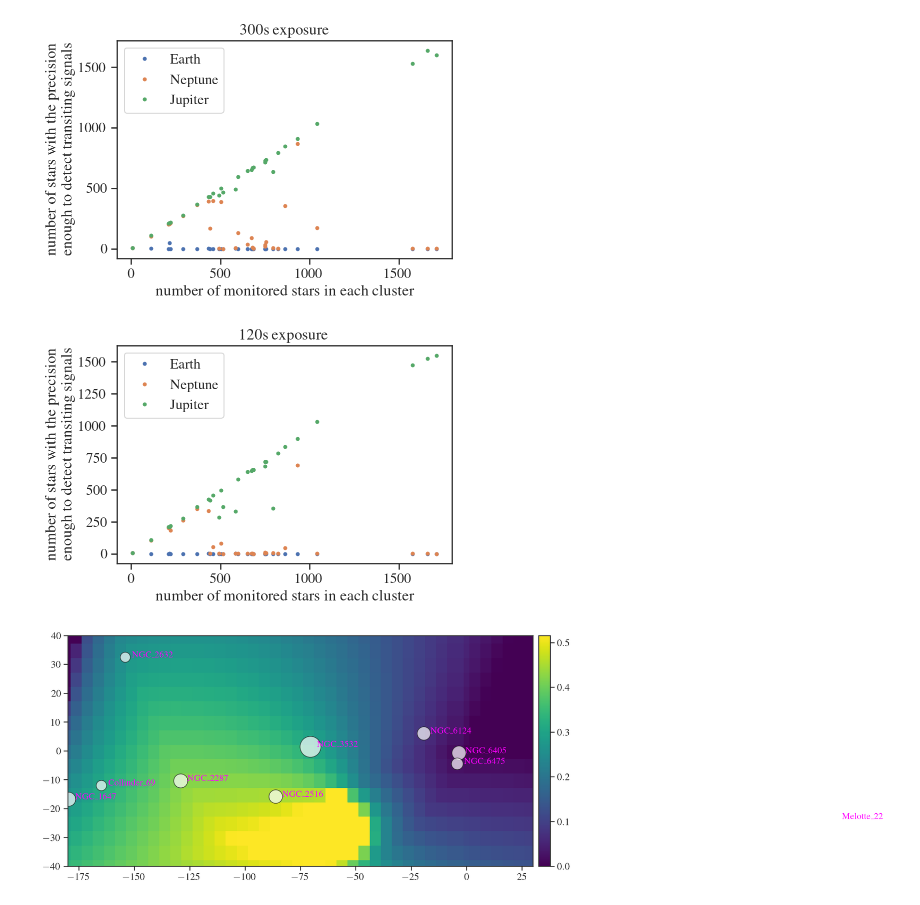
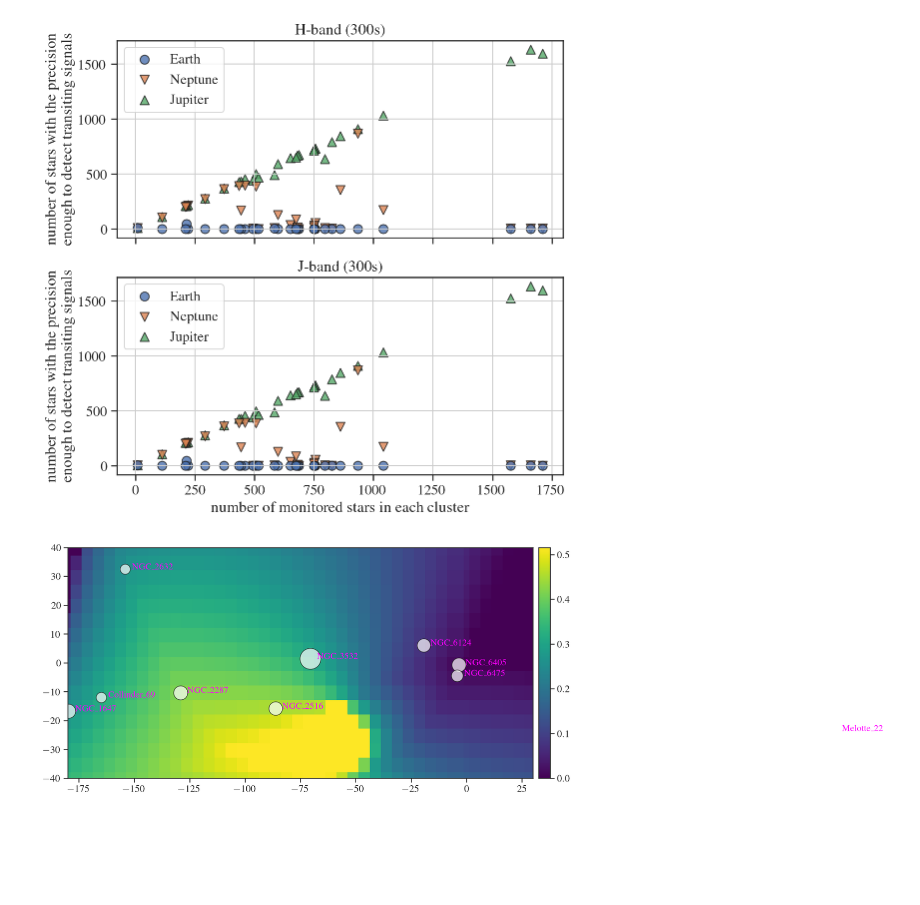
Before and after one commit to ShotaMiyazaki94/prime_transit, a Jupyter notebook: gaia_dr2/notebook/6_derive_yields.ipynb, the cells around one changed output. Drawn from its saved outputs; the diff is of its cells as text; code cells hidden in the pictures; blank space fills up the shorter version.

```diff
--- a/gaia_dr2/notebook/6_derive_yields.ipynb
+++ b/gaia_dr2/notebook/6_derive_yields.ipynb
@@ -122,21 +151,21 @@ catalog_new.to_csv("../files/cluster_search_with_Ndetect.csv",index=False)
 # %%
-plt.plot(Nstar,Num_E300,".")
-plt.plot(Nstar,Num_N300,".")
-plt.plot(Nstar,Num_J300,".")
-plt.title("300s exposure")
-plt.legend(["Earth","Neptune","Jupiter"])
-plt.xlabel("number of monitored stars in each cluster")
-plt.ylabel("number of stars with the precision \n enough to detect transiting signals")
+markers = ["o","v","^"]
+plots_H = [Num_E300H,Num_N300H,Num_J300H]
+plots_J = [Num_E300J,Num_N300J,Num_J300J]
 
-plt.subplots()
-plt.plot(Nstar,Num_E120,".")
-plt.plot(Nstar,Num_N120,".")
-plt.plot(Nstar,Num_J120,".")
-plt.legend(["Earth","Neptune","Jupiter"])
-plt.title("120s exposure")
-plt.xlabel("number of monitored stars in each cluster")
-plt.ylabel("number of stars with the precision \n enough to detect transiting signals")
+fig,ax=plt.subplots(2,1,figsize=(8,8),sharex=True)
+for i in range(3):
+    ax[0].scatter(Nstar,plots_H[i],alpha=0.8,edgecolor="k",marker=markers[i],s=80,zorder=-i)
+    ax[1].scatter(Nstar,plots_J[i],alpha=0.8,edgecolor="k",marker=markers[i],s=80,zorder=-i)
+ax[0].legend(["Earth","Neptune","Jupiter"])
+ax[1].legend(["Earth","Neptune","Jupiter"])
+ax[0].set_title("H-band (300s)")
+ax[1].set_title("J-band (300s)")
+ax[1].set_xlabel("number of monitored stars in each cluster")
+ax[0].grid()
+ax[1].grid()
+ax[0].set_ylabel("number of stars with the precision \n enough to detect transiting signals")
+ax[1].set_ylabel("number of stars with the precision \n enough to detect transiting signals")
 plt.show()
 # %% [output]
-[figure, old version]
+[figure, new version]
-[figure, removed]
```
Also changed, not shown: parts of 9 cells of this notebook, 3 other files.
